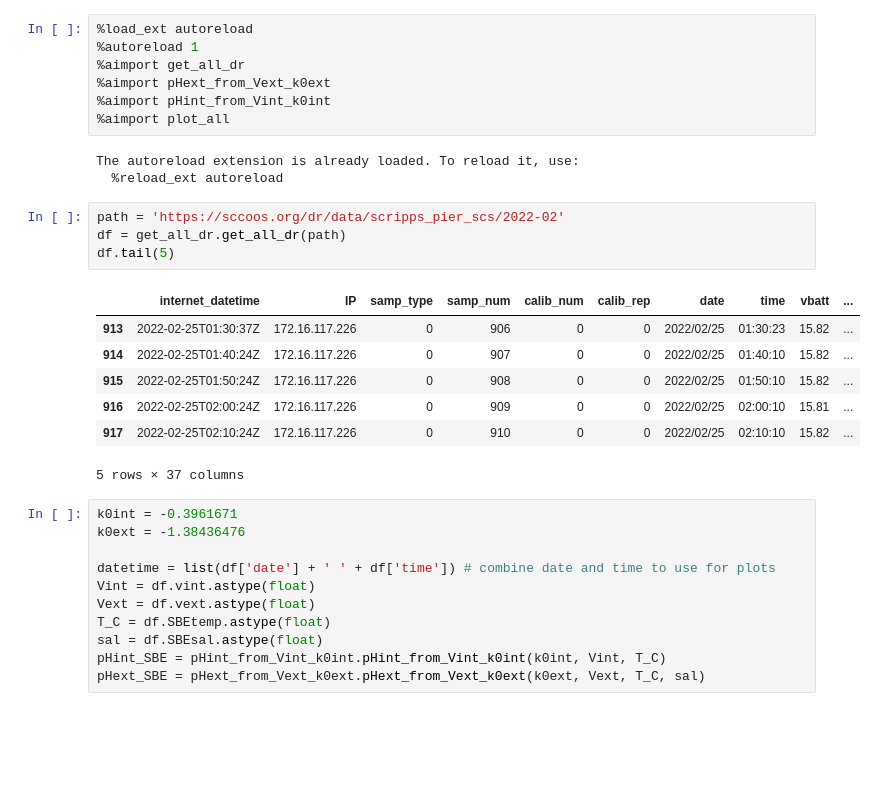
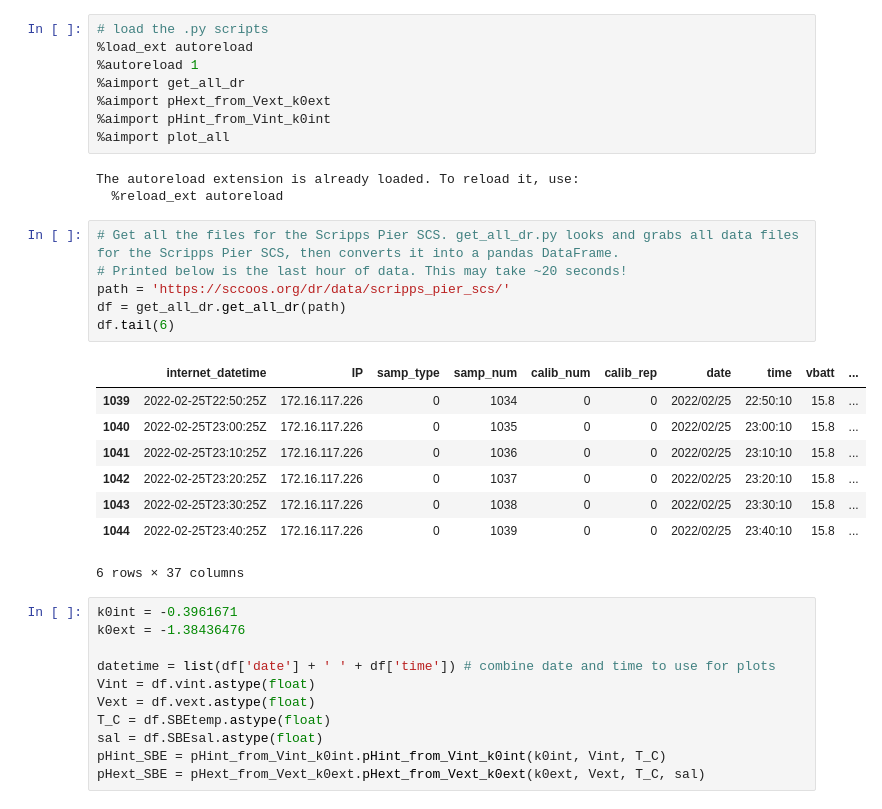
Before and after one commit to taylorwirth4/ScrippsPierSCS_SASS, a Jupyter notebook: SIOpier_SCS_dr_live.ipynb, the cells around one changed output. Saved outputs shown, nothing was run; the diff lists cells and outputs as text; blank space fills up the shorter version.

```diff
--- a/SIOpier_SCS_dr_live.ipynb
+++ b/SIOpier_SCS_dr_live.ipynb
@@ -1,4 +6,5 @@
 # %%
+# load the .py scripts
 %load_ext autoreload
 %autoreload 1
 %aimport get_all_dr
@@ -9,17 +15,20 @@
 The autoreload extension is already loaded. To reload it, use:
   %reload_ext autoreload
 # %%
-path = 'https://sccoos.org/dr/data/scripps_pier_scs/2022-02'
+# Get all the files for the Scripps Pier SCS. get_all_dr.py looks and grabs all data files for the Scripps Pier SCS, then converts it into a pandas DataFrame.
+# Printed below is the last hour of data. This may take ~20 seconds!
+path = 'https://sccoos.org/dr/data/scripps_pier_scs/'
 df = get_all_dr.get_all_dr(path)
-df.tail(5)
+df.tail(6)
 # %% [output]
 |  | internet_datetime | IP | samp_type | samp_num | calib_num | calib_rep | date | time | vbatt | ... |
-| 913 | 2022-02-25T01:30:37Z | 172.16.117.226 | 0 | 906 | 0 | 0 | 2022/02/25 | 01:30:23 | 15.82 | ... |
-| 914 | 2022-02-25T01:40:24Z | 172.16.117.226 | 0 | 907 | 0 | 0 | 2022/02/25 | 01:40:10 | 15.82 | ... |
-| 915 | 2022-02-25T01:50:24Z | 172.16.117.226 | 0 | 908 | 0 | 0 | 2022/02/25 | 01:50:10 | 15.82 | ... |
-| 916 | 2022-02-25T02:00:24Z | 172.16.117.226 | 0 | 909 | 0 | 0 | 2022/02/25 | 02:00:10 | 15.81 | ... |
-| 917 | 2022-02-25T02:10:24Z | 172.16.117.226 | 0 | 910 | 0 | 0 | 2022/02/25 | 02:10:10 | 15.82 | ... |
+| 1039 | 2022-02-25T22:50:25Z | 172.16.117.226 | 0 | 1034 | 0 | 0 | 2022/02/25 | 22:50:10 | 15.8 | ... |
+| 1040 | 2022-02-25T23:00:25Z | 172.16.117.226 | 0 | 1035 | 0 | 0 | 2022/02/25 | 23:00:10 | 15.8 | ... |
+| 1041 | 2022-02-25T23:10:25Z | 172.16.117.226 | 0 | 1036 | 0 | 0 | 2022/02/25 | 23:10:10 | 15.8 | ... |
+| 1042 | 2022-02-25T23:20:25Z | 172.16.117.226 | 0 | 1037 | 0 | 0 | 2022/02/25 | 23:20:10 | 15.8 | ... |
+| 1043 | 2022-02-25T23:30:25Z | 172.16.117.226 | 0 | 1038 | 0 | 0 | 2022/02/25 | 23:30:10 | 15.8 | ... |
+| 1044 | 2022-02-25T23:40:25Z | 172.16.117.226 | 0 | 1039 | 0 | 0 | 2022/02/25 | 23:40:10 | 15.8 | ... |
-5 rows × 37 columns
+6 rows × 37 columns
 # %%
 k0int = -0.3961671
 k0ext = -1.38436476
```
Also changed, not shown: parts of 1 cell of this notebook, 1 other file.
